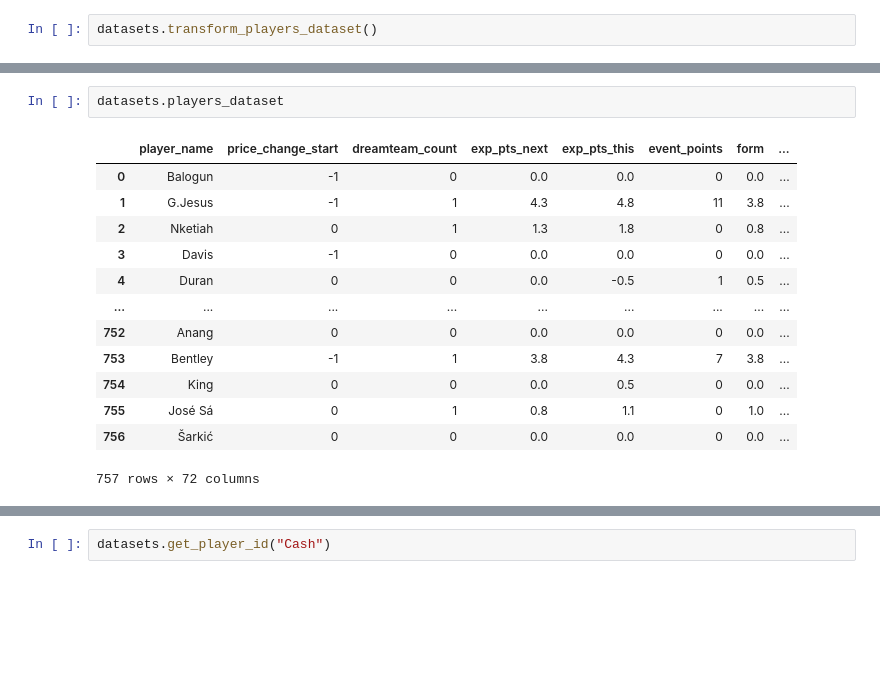
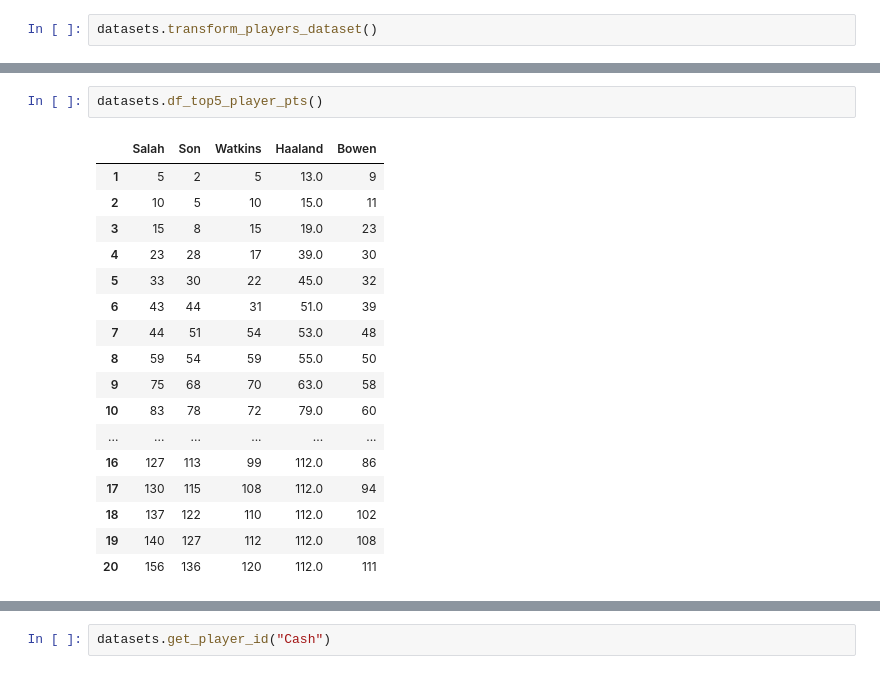
Before and after one commit to JedrzejSarna/fpl_analysis, a Jupyter notebook: _00_testing.ipynb, the cells around one changed output, grey strips where cells are left out. Saved outputs shown, nothing was run; the diff lists cells and outputs as text; blank space fills up the shorter version.

```diff
--- a/_00_testing.ipynb
+++ b/_00_testing.ipynb
@@ -40,16 +34,20 @@ plots.barplot_top5_underperformers(datasets.df_GA_vs_xGA_performance())
 # %%
-datasets.players_dataset
+datasets.df_top5_player_pts()
 # %% [output]
-|  | player_name | price_change_start | dreamteam_count | exp_pts_next | exp_pts_this | event_points | form | ... |
-| 0 | Balogun | -1 | 0 | 0.0 | 0.0 | 0 | 0.0 | ... |
-| 1 | G.Jesus | -1 | 1 | 4.3 | 4.8 | 11 | 3.8 | ... |
-| 2 | Nketiah | 0 | 1 | 1.3 | 1.8 | 0 | 0.8 | ... |
-| 3 | Davis | -1 | 0 | 0.0 | 0.0 | 0 | 0.0 | ... |
-| 4 | Duran | 0 | 0 | 0.0 | -0.5 | 1 | 0.5 | ... |
-| ... | ... | ... | ... | ... | ... | ... | ... | ... |
-| 752 | Anang | 0 | 0 | 0.0 | 0.0 | 0 | 0.0 | ... |
-| 753 | Bentley | -1 | 1 | 3.8 | 4.3 | 7 | 3.8 | ... |
-| 754 | King | 0 | 0 | 0.0 | 0.5 | 0 | 0.0 | ... |
-| 755 | José Sá | 0 | 1 | 0.8 | 1.1 | 0 | 1.0 | ... |
-| 756 | Šarkić | 0 | 0 | 0.0 | 0.0 | 0 | 0.0 | ... |
+|  | Salah | Son | Watkins | Haaland | Bowen |
+| 1 | 5 | 2 | 5 | 13.0 | 9 |
+| 2 | 10 | 5 | 10 | 15.0 | 11 |
+| 3 | 15 | 8 | 15 | 19.0 | 23 |
+| 4 | 23 | 28 | 17 | 39.0 | 30 |
+| 5 | 33 | 30 | 22 | 45.0 | 32 |
+| 6 | 43 | 44 | 31 | 51.0 | 39 |
+| 7 | 44 | 51 | 54 | 53.0 | 48 |
+| 8 | 59 | 54 | 59 | 55.0 | 50 |
+| 9 | 75 | 68 | 70 | 63.0 | 58 |
+| 10 | 83 | 78 | 72 | 79.0 | 60 |
+| ... | ... | ... | ... | ... | ... |
+| 16 | 127 | 113 | 99 | 112.0 | 86 |
+| 17 | 130 | 115 | 108 | 112.0 | 94 |
+| 18 | 137 | 122 | 110 | 112.0 | 102 |
+| 19 | 140 | 127 | 112 | 112.0 | 108 |
+| 20 | 156 | 136 | 120 | 112.0 | 111 |
-757 rows × 72 columns
```
Also changed, not shown: parts of 17 cells of this notebook, 6 other files.
